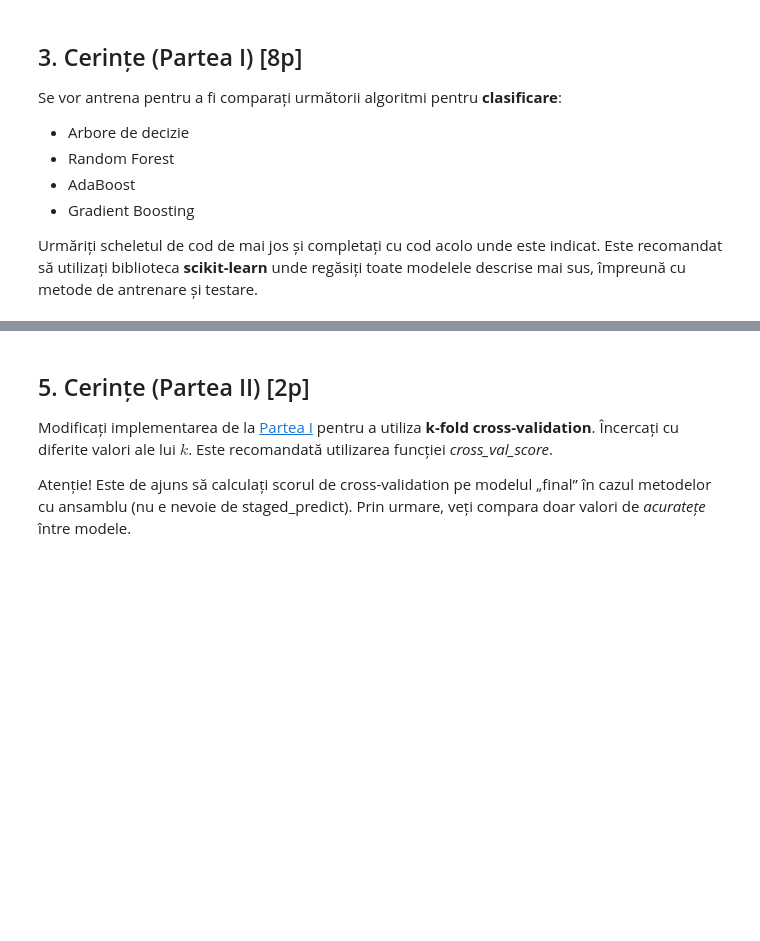
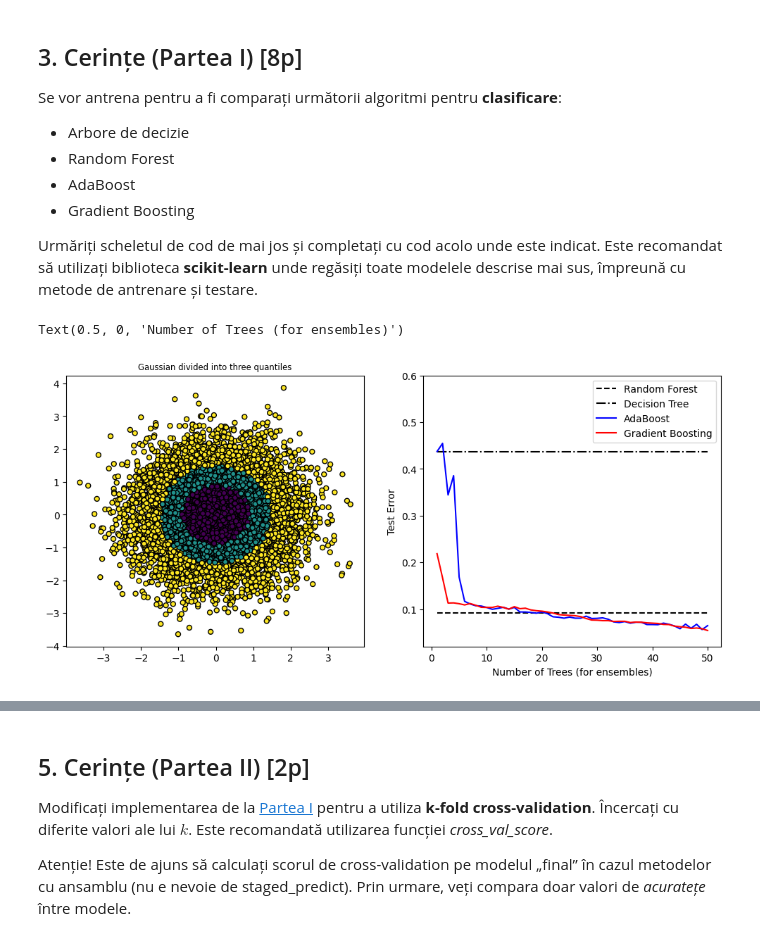
Before and after one commit to monica-raluca/ML, a Jupyter notebook: lab/lab4/Laborator_4-Skel.ipynb, the cells around one changed output, grey strips where cells are left out. Drawn from its saved outputs; the diff is of its cells as text; code cells hidden in the pictures; blank space fills up the shorter version.

```diff
--- a/lab/lab4/Laborator_4-Skel.ipynb
+++ b/lab/lab4/Laborator_4-Skel.ipynb
@@ -100,7 +98,7 @@ X_train, X_test, y_train, y_test = train_test_split(X, y, test_size=split_percen
 
 # TODO 2 - Definiți modelele și dați valori parametrilor (importanți) ai acestora.
 # De exemplu, numărul de clasificatori slabi (n_estimators, dacă este cazul) pentru fiecare dintre modele.
-decision_tree = DecisionTreeClassifier(max_depth=3, random_state=19)
+decision_tree = DecisionTreeClassifier(max_depth=10, random_state=19)
 
 random_forest = RandomForestClassifier(
     n_estimators=50,
@@ -158,33 +156,36 @@ random_forest_error = 1 - accuracy_score(y_test, random_forest.predict(X_test))
 N = max(len(adaboost_errors), len(gradient_boosting_errors))
 random_forest_errors = [random_forest_error] * N
 decision_tree_errors = [decision_tree_error] * N
 
 # TODO 5 - Variați numărul de estimatori (și alți parametri relevanți) ai metodelor cu ansamblu și
 # explicați rezultatele
 
 plt.figure(figsize=(12, 5))
 
 plt.subplot(121)
 plt.title("Gaussian divided into three quantiles", fontsize='small')
 plt.scatter(X[:, 0], X[:, 1], marker='o', c=y, s=25, edgecolor='k')
 
 plt.subplot(122)
 plt.plot(range(1, len(random_forest_errors) + 1),
          random_forest_errors, c='black',
          linestyle='dashed', label='Random Forest')
 plt.plot(range(1, len(decision_tree_errors) + 1),
          decision_tree_errors, c='black',
          linestyle='-.', label='Decision Tree')
 plt.plot(range(1, len(adaboost_errors) + 1),
          adaboost_errors, c='blue',
          linestyle='-', label='AdaBoost')
 plt.plot(range(1, len(gradient_boosting_errors) + 1),
          gradient_boosting_errors, c='red',
          linestyle='-', label='Gradient Boosting')
 plt.legend()
 plt.ylim(0.02, 0.6)
 plt.ylabel('Test Error')
 plt.xlabel('Number of Trees (for ensembles)')
+# %% [output]
+Text(0.5, 0, 'Number of Trees (for ensembles)')
+[figure, added]
 # %% [markdown]
 ## 4. Noțiuni teoretice despre Cross-Validation
 După cum știm din laboratoarele trecute, seturile de date trebuie împărțite (aleator) în (minim) două sub-seturi de date: unul pentru _antrenare_ și unul pentru _testare_. Motivul acestei împărțiri este că ne dorim să aflăm comportamentul modelului antrenat pe un set de date necunoscut (neutilizat la antrenare) pentru a estima care este capacitatea acestuia de a generaliza (cum se va comporta pe date complet noi odată ce va fi pus în producție).
```
Also changed, not shown: parts of 2 cells of this notebook.
